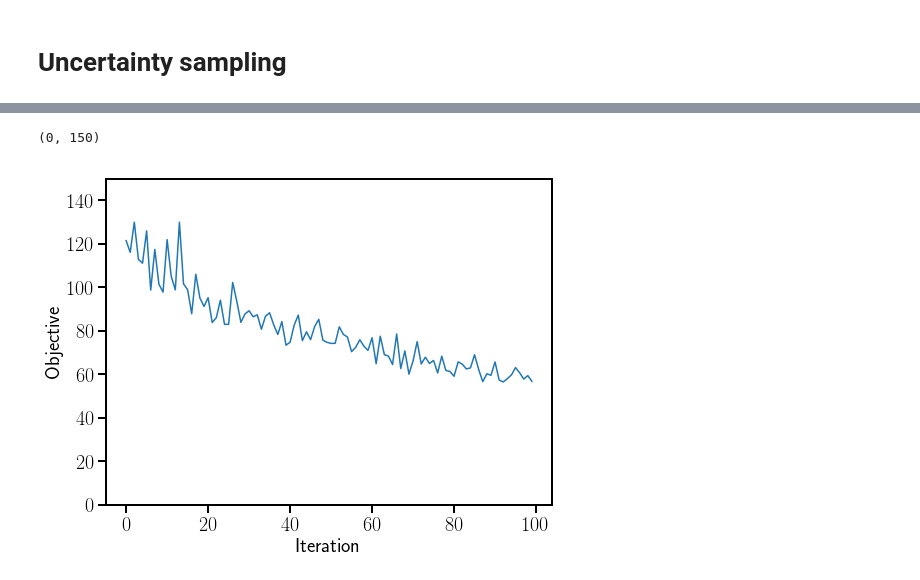
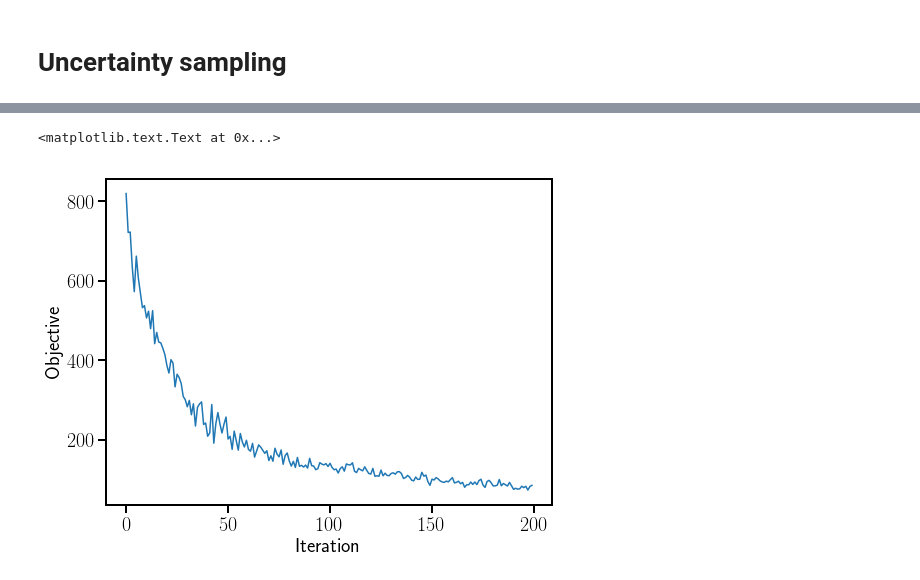
Before and after one commit to benjaminlackey/gpsurrogate, a Jupyter notebook: notebooks/UncertaintySampling.ipynb, the cells around one changed output, grey strips where cells are left out. Drawn from its saved outputs; the diff is of its cells as text; code cells hidden in the pictures.

```diff
--- a/notebooks/UncertaintySampling.ipynb
+++ b/notebooks/UncertaintySampling.ipynb
@@ -62,7 +62,8 @@ from constants import *
 # testset_rand = ws.HDF5WaveformSet('../data/dh_test_set_rand.hdf5')
 # testset_uni = ws.HDF5WaveformSet('../data/dh_test_set_uniform.hdf5')
 
-trainset = ws.HDF5WaveformSet('../data/dh_training_set_p00015.hdf5')
+# trainset = ws.HDF5WaveformSet('../data/dh_training_set_p00015.hdf5')
 #trainset = ws.HDF5WaveformSet('../data/dh_training_set_p00015_n1056.hdf5')
+trainset = ws.HDF5WaveformSet('../data/dh_training_set_p00015_n50.hdf5')
 len(trainset)
 # %% [output]
@@ -222,8 +287,12 @@ def objective_function(point, dlnamp_gp_list, sigma_dlnamp_gp_list, sigma_dphase
     sigma_dphase = np.array([sigma_dphase_gp_list[j].predict(np.atleast_2d(point), return_std=True)[1][0]
                                for j in range(nphase)])
 
+    ### !!!!!!!!!!!!! This is wrong. You can't just multiply amplitude and phase quantities together
+    ### because they occur at different frequencies. This will also fail if you have a different
+    ### number of amplitude and phase bases. !!!!!!!!!!!!!!!!!!!!!!!!!!!!!!
     integrand_amp = sigma_dlnamp**2 * mfs_amp**(-7.0/3.0) * np.exp(2.0*dlnamp)
-    integrand_phase = sigma_dphase**2 * mfs_phase**(-7.0/3.0) * np.exp(2.0*dlnamp)
+    #integrand_phase = sigma_dphase**2 * mfs_phase**(-7.0/3.0) * np.exp(2.0*dlnamp)
+    integrand_phase = sigma_dphase**2 * mfs_phase**(-7.0/3.0)
 
     # Add the point at the beginning of the waveform when the error is zero
     mfs_amp = np.insert(mfs_amp, 0, mf_0)
@@ -309,21 +378,29 @@ def sample_new_point_with_fixed_hyperparameters(
 
     # ******* Perform uncertainty sampling *******
 
-    # --Find the point with the maximum uncertainty given the current Gaussian process.
-    # --For now use Monte Carlo sampling.
-    # --Later, do a multistart optimization.
-    test_points = doe.uniform_random_samples(nsamples, limits)
+#     # --Find the point with the maximum uncertainty given the current Gaussian process.
+#     # --For now use Monte Carlo sampling.
+#     # --Later, do a multistart optimization.
+#     test_points = doe.uniform_random_samples(nsamples, limits)
 
-    test_errs = np.array([objective_function(
-        p,
-        dlnamp_gp_list, sigma_dlnamp_gp_list, sigma_dphase_gp_list,
-        mfs_amp, mfs_phase, mf_0) for p in test_points])
+#     test_errs = np.array([objective_function(
+#         p,
+#         dlnamp_gp_list, sigma_dlnamp_gp_list, sigma_dphase_gp_list,
+#         mfs_amp, mfs_phase, mf_0) for p in test_points])
 
-    i_max = np.argmax(test_errs)
-    point_new = test_points[i_max]
-    err_new = test_errs[i_max]
+#     i_max = np.argmax(test_errs)
+#     point_new = test_points[i_max]
+#     err_new = test_errs[i_max]
 
-    #print err_new, test_errs
+    def neg_objective(p):
+        return -objective_function(
+            p,
+            dlnamp_gp_list, sigma_dlnamp_gp_list, sigma_dphase_gp_list,
+            mfs_amp, mfs_phase, mf_0)
+
+    point_new, fmin, points, neval = find_minimum(neg_objective, limits, nbasinjumps=100, nfun_eval_per_basin=15)
+    err_new = -fmin
+    print neval, err_new, point_new
     return point_new, err_new
 # %%
 def sample_n_new_points_with_fixed_hyperparameters(
@@ -410,5 +489,5 @@ plot_numbered_points(ax1, np.array([point_new]))
 # %%
-n_new = 100
+n_new = 200
 points = trainset.parameters()
 limits = np.array([[1.0/3.0, 1.0], [-0.7, 0.7], [-0.7, 0.7], [0, 10000], [0, 10000]])
 kernel_type = 'matern52'
@@ -445,12 +540,12 @@ plot_numbered_points(ax1, points_new)
 # %%
 fig, axes = plt.subplots(1, figsize=(8, 6))
 axes.plot(errors_new)
 axes.set_xlabel('Iteration')
 axes.set_ylabel('Objective')
-axes.set_ylim(0, 150)
+#axes.set_ylim(0, 200)
 # %% [output]
-(0, 150)
+<matplotlib.text.Text at 0x...>
-[figure, old version]
+[figure, new version]
 # %%
 points_errors = np.concatenate((points_new.T, np.array([errors_new]))).T
 points_errors[:5, [0,5]]
```
Also changed, not shown: parts of 38 cells of this notebook, 5 other files.
